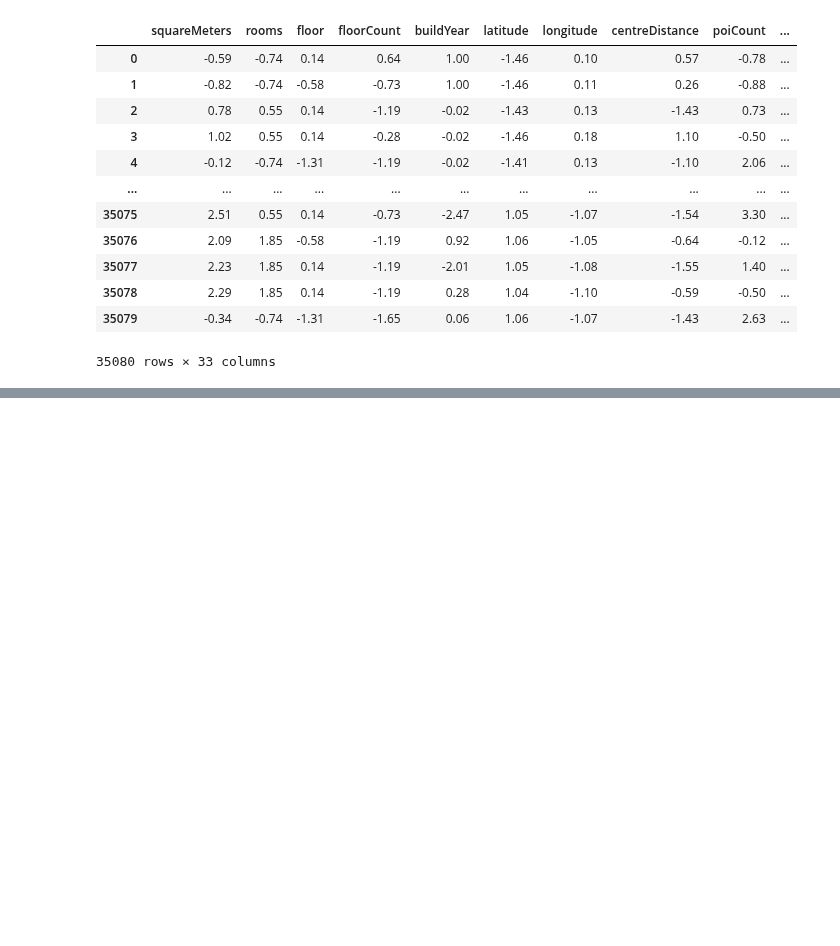
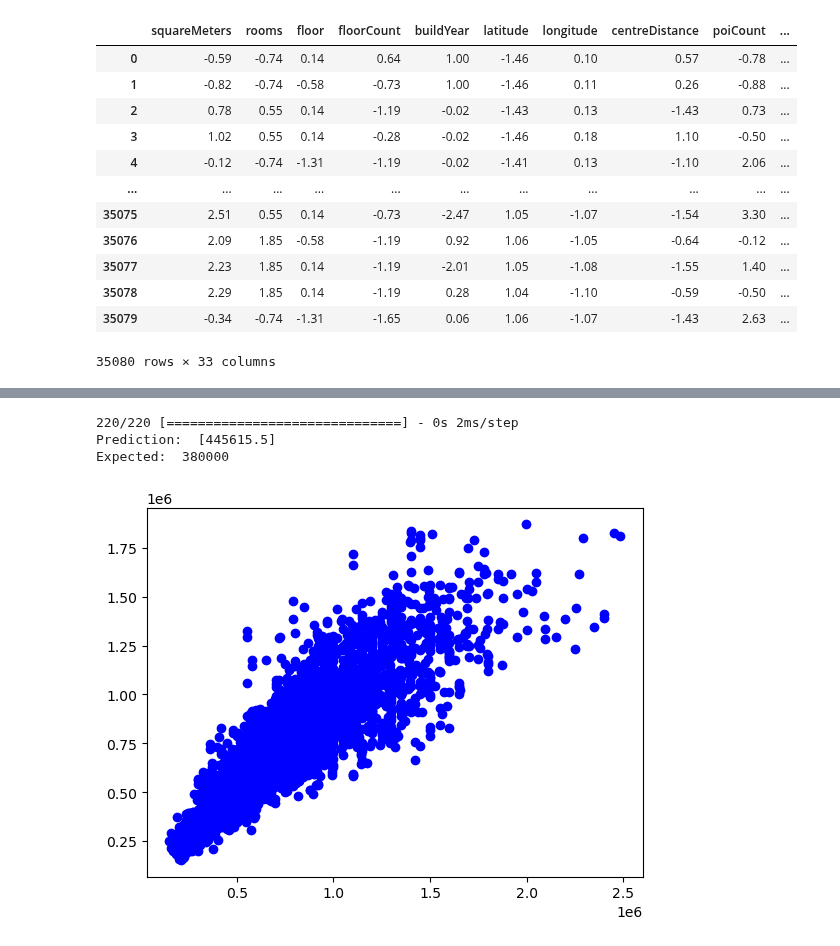
Before and after one commit to Roger1121/FlatAI, a Jupyter notebook: ModelTraining.ipynb, the cells around one changed output, grey strips where cells are left out. Drawn from its saved outputs; the diff is of its cells as text; code cells hidden in the pictures; blank space fills up the shorter version.

```diff
--- a/ModelTraining.ipynb
+++ b/ModelTraining.ipynb
@@ -135,0 +128,13 @@ Test accuracy:  0.0
+# %%
+predictions = model.predict(test_features)
+print('Prediction: ', predictions[5])
+print('Expected: ', test_labels.to_numpy()[5])
+# %% [output]
+220/220 [==============================] - 0s 2ms/step
+Prediction:  [445615.5]
+Expected:  380000
+# %%
+plt.plot(test_labels.to_numpy(), predictions, 'bo')
+plt.show()
+# %% [output]
+[figure, added]
```
Also changed, not shown: parts of 6 cells of this notebook, 1 other file.
